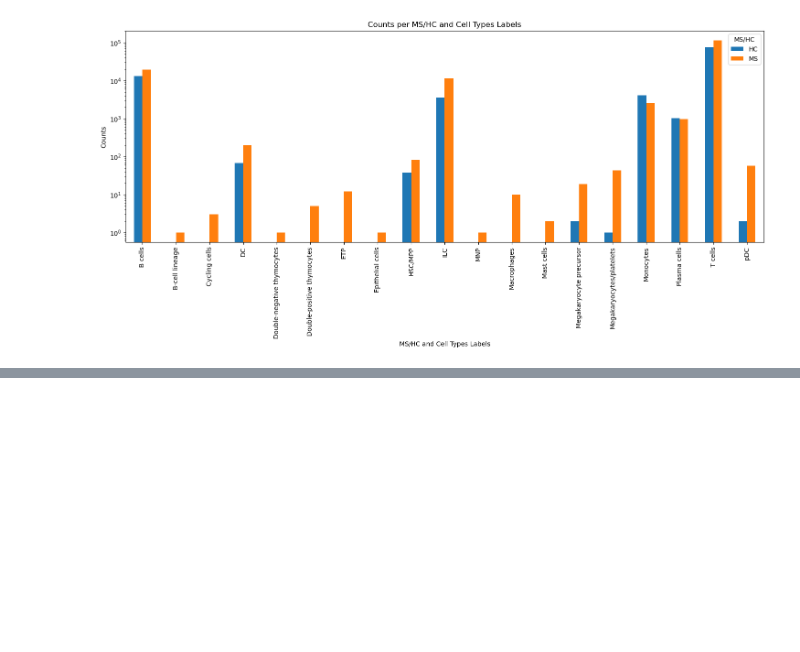
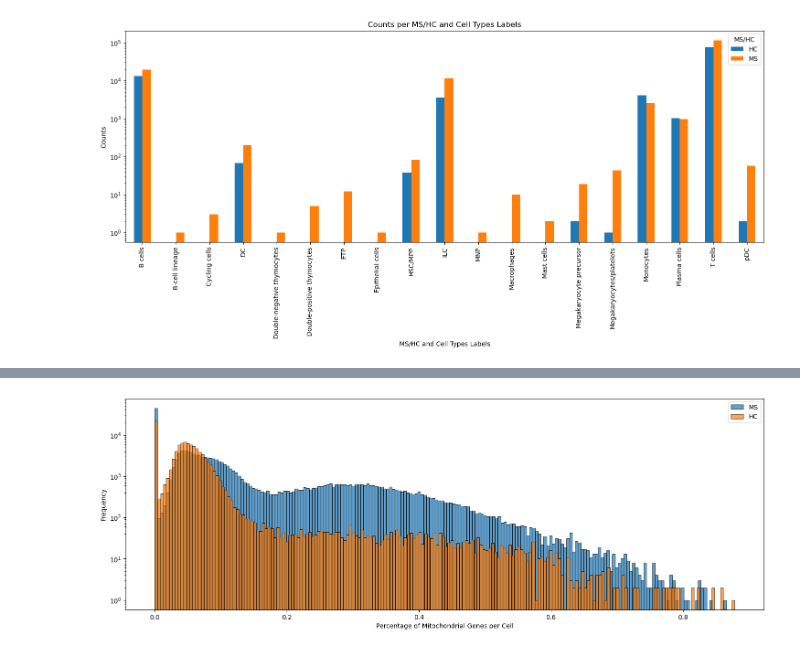
Before and after one commit to multi-omics-integration-for-MS/multi-omics-integration, a Jupyter notebook: 13_EDA_transcriptomic_dataset.ipynb, the cells around one changed output, grey strips where cells are left out. Saved outputs shown, nothing was run; the diff lists cells and outputs as text; code cells hidden in the pictures; blank space fills up the shorter version.

```diff
--- a/13_EDA_transcriptomic_dataset.ipynb
+++ b/13_EDA_transcriptomic_dataset.ipynb
@@ -162,0 +177,10 @@ plt.show()
+# %%
+adata.obs[adata.obs['MS/HC']=='MS']['percent_mito'].plot(kind='hist', bins=200, logy=True, logx=False, figsize=(18, 6),
+    alpha=0.7, edgecolor='black', linewidth=0.8, label='MS')
+adata.obs[adata.obs['MS/HC']=='HC']['percent_mito'].plot(kind='hist', bins=200, logy=True, logx=False, figsize=(18, 6),
+    alpha=0.7, edgecolor='black', linewidth=0.8, label='HC')
+plt.xlabel('Percentage of Mitochondrial Genes per Cell')
+plt.legend()
+plt.show()
+# %% [output]
+[figure, added]
```
Also changed, not shown: parts of 4 cells of this notebook, 2 other files.
